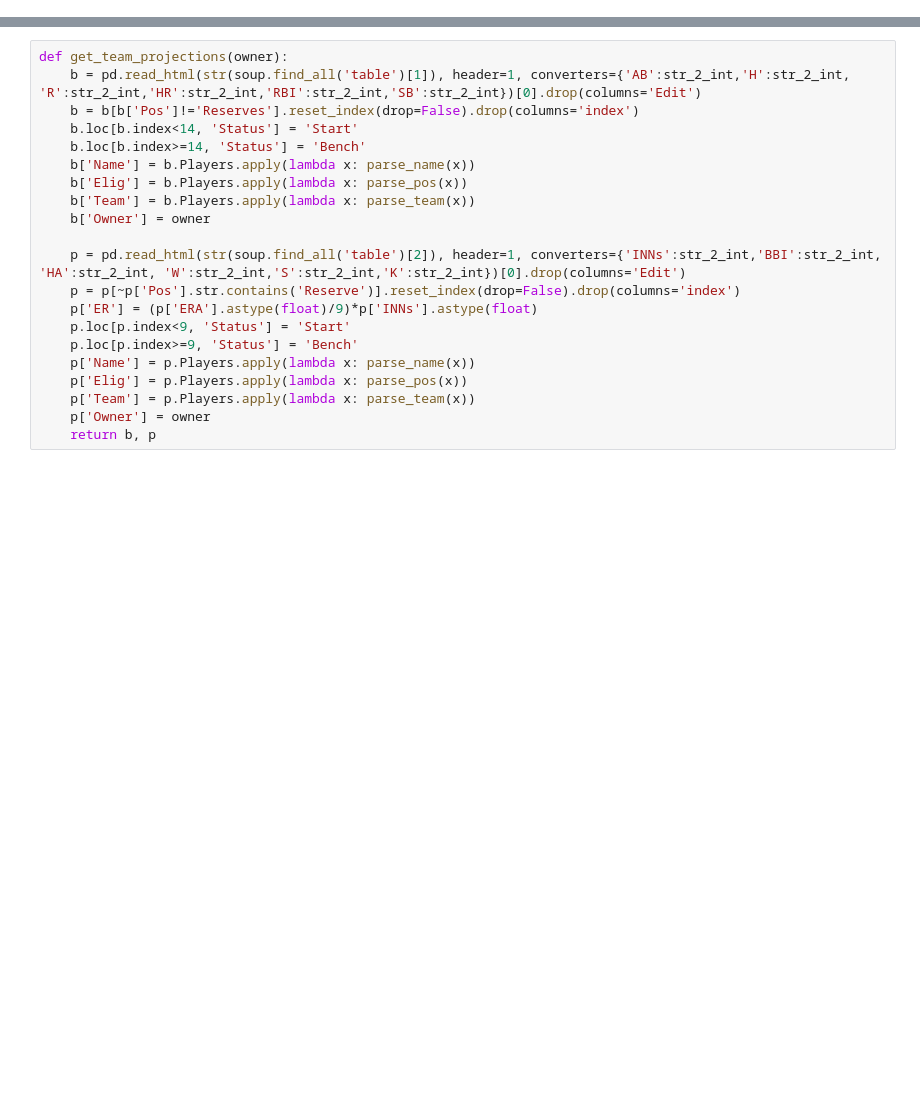
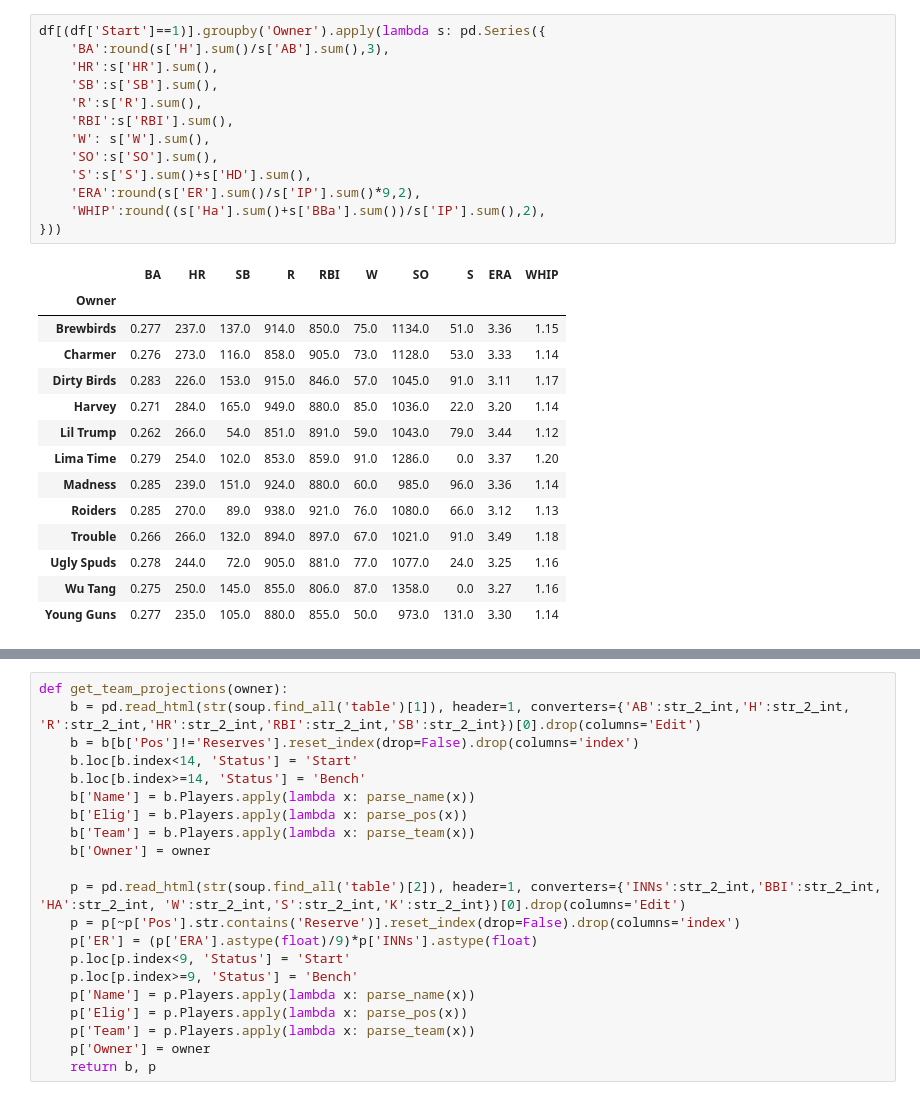
Before and after one commit to haueter19/baseball, a Jupyter notebook: Trade Analyzer.ipynb, the cells around one changed output, grey strips where cells are left out. Drawn from its saved outputs; the diff is of its cells as text; blank space fills up the shorter version.

```diff
--- a/Trade Analyzer.ipynb
+++ b/Trade Analyzer.ipynb
@@ -121,0 +33,28 @@ soup = bs4(html, 'html.parser')
+# %%
+df[(df['Start']==1)].groupby('Owner').apply(lambda s: pd.Series({
+    'BA':round(s['H'].sum()/s['AB'].sum(),3),
+    'HR':s['HR'].sum(),
+    'SB':s['SB'].sum(),
+    'R':s['R'].sum(),
+    'RBI':s['RBI'].sum(),
+    'W': s['W'].sum(),
+    'SO':s['SO'].sum(),
+    'S':s['S'].sum()+s['HD'].sum(),
+    'ERA':round(s['ER'].sum()/s['IP'].sum()*9,2),
+    'WHIP':round((s['Ha'].sum()+s['BBa'].sum())/s['IP'].sum(),2),
+}))
+# %% [output]
+|  | BA | HR | SB | R | RBI | W | SO | S | ERA | WHIP |
+| Owner |  |  |  |  |  |  |  |  |  |  |
+| Brewbirds | 0.277 | 237.0 | 137.0 | 914.0 | 850.0 | 75.0 | 1134.0 | 51.0 | 3.36 | 1.15 |
+| Charmer | 0.276 | 273.0 | 116.0 | 858.0 | 905.0 | 73.0 | 1128.0 | 53.0 | 3.33 | 1.14 |
+| Dirty Birds | 0.283 | 226.0 | 153.0 | 915.0 | 846.0 | 57.0 | 1045.0 | 91.0 | 3.11 | 1.17 |
+| Harvey | 0.271 | 284.0 | 165.0 | 949.0 | 880.0 | 85.0 | 1036.0 | 22.0 | 3.20 | 1.14 |
+| Lil Trump | 0.262 | 266.0 | 54.0 | 851.0 | 891.0 | 59.0 | 1043.0 | 79.0 | 3.44 | 1.12 |
+| Lima Time | 0.279 | 254.0 | 102.0 | 853.0 | 859.0 | 91.0 | 1286.0 | 0.0 | 3.37 | 1.20 |
+| Madness | 0.285 | 239.0 | 151.0 | 924.0 | 880.0 | 60.0 | 985.0 | 96.0 | 3.36 | 1.14 |
+| Roiders | 0.285 | 270.0 | 89.0 | 938.0 | 921.0 | 76.0 | 1080.0 | 66.0 | 3.12 | 1.13 |
+| Trouble | 0.266 | 266.0 | 132.0 | 894.0 | 897.0 | 67.0 | 1021.0 | 91.0 | 3.49 | 1.18 |
+| Ugly Spuds | 0.278 | 244.0 | 72.0 | 905.0 | 881.0 | 77.0 | 1077.0 | 24.0 | 3.25 | 1.16 |
+| Wu Tang | 0.275 | 250.0 | 145.0 | 855.0 | 806.0 | 87.0 | 1358.0 | 0.0 | 3.27 | 1.16 |
+| Young Guns | 0.277 | 235.0 | 105.0 | 880.0 | 855.0 | 50.0 | 973.0 | 131.0 | 3.30 | 1.14 |
```
Also changed, not shown: parts of 60 cells of this notebook, 3 other files.
